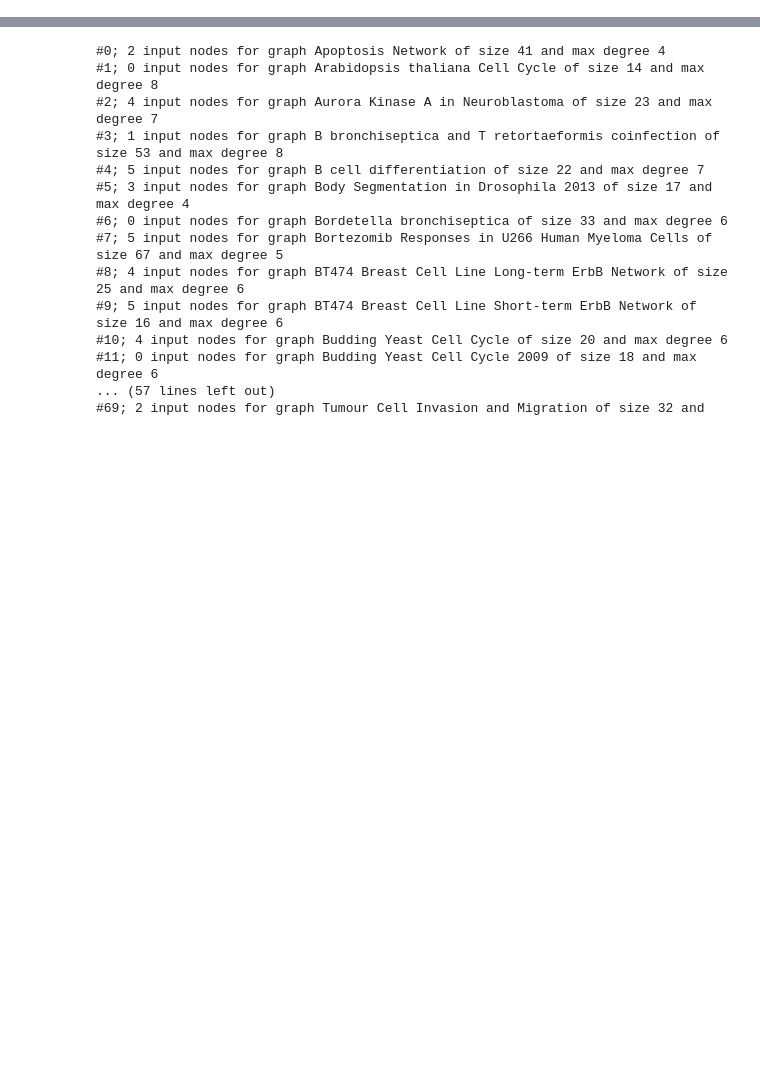
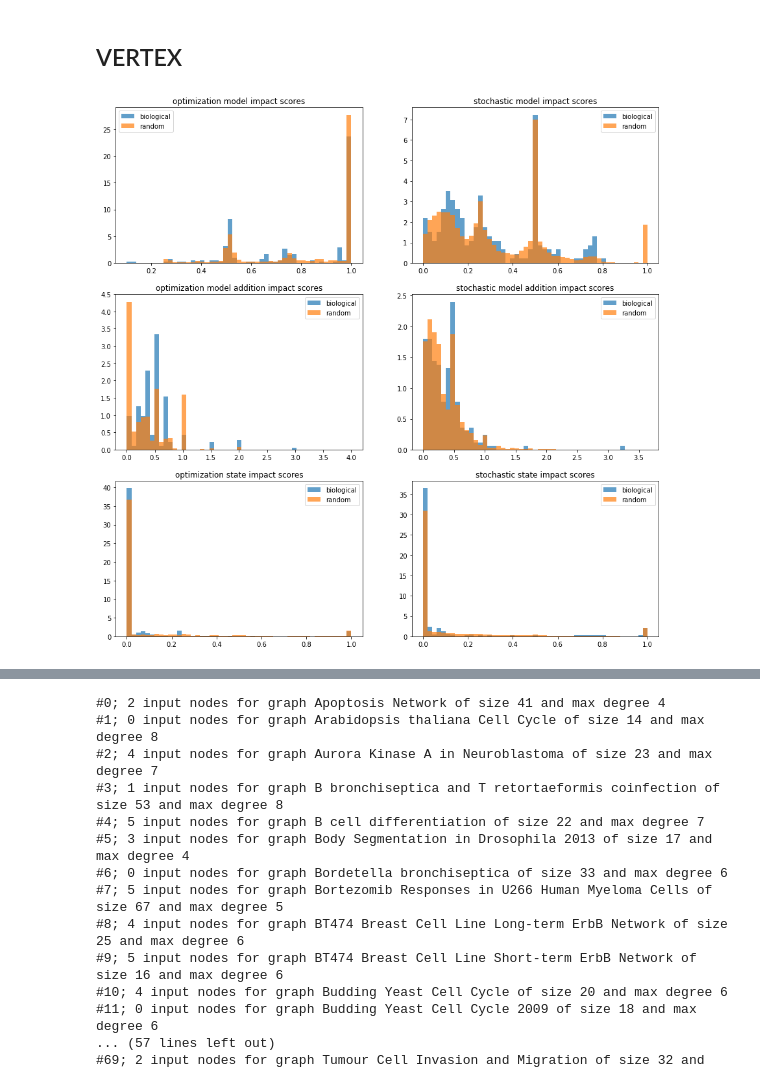
Before and after one commit to arielbro/TimeSeriesNetworkInference, a Jupyter notebook: attractors_result_analysis.ipynb, the cells around one changed output, grey strips where cells are left out. Drawn from its saved outputs; the diff is of its cells as text; code cells hidden in the pictures; blank space fills up the shorter version.

```diff
--- a/attractors_result_analysis.ipynb
+++ b/attractors_result_analysis.ipynb
@@ -41,0 +129,6 @@ import graphs
+# %%
+for score in score_types:
+    bio = mean_data.loc[mean_data.is_random == False][score]
+    rnd = mean_data.loc[mean_data.is_random == True][score]
+    print "{}\t\t biological={:.3f}\t random={:.3f} p_value={:.3e}".format(score, np.nanmean(bio), np.nanmean(rnd),
+                                                                                 stats.mannwhitneyu(bio, rnd)[1])
@@ -41,0 +142,8 @@ import graphs
+# %%
+bio = mean_data.loc[mean_data.is_random == False]
+rnd = mean_data.loc[mean_data.is_random == True]
+for score in score_types:
+    print score
+    for field in [col for col in data.columns if ("scores" not in col) and ("time" not in col) and data[col].dtype in [np.int, np.float]]:
+        print "{}\t biological corr={:.2f}\t random corr={:.2f}".format(field, np.corrcoef(bio[score], bio[field])[1,0], np.corrcoef(rnd[score], rnd[field])[1,0])
+    print ""
@@ -41,0 +168,17 @@ import graphs
+# %% [markdown]
+## VERTEX
+# %%
+fig, ax = plt.subplots(nrows=len(score_types)/2, ncols=2, sharey=False, sharex=False, figsize=(15, 15))
+
+i = 0
+for score in score_types:
+    bins = np.linspace(min(vertex_data[score]), max(vertex_data[score]), 50)
+    cur_ax = ax[i / 2, i % 2]
+    for is_random in [False, True]:
+        cur_ax.hist(vertex_data.loc[vertex_data.is_random == is_random][score], alpha=0.7, bins=bins, density=True)
+    cur_ax.legend(["biological", "random"])
+    cur_ax.set_title(score.replace("_", " "))
+    i += 1
+plt.show()
+# %% [output]
+[figure, added]
```
Also changed, not shown: parts of 22 cells of this notebook, 9 other files.
